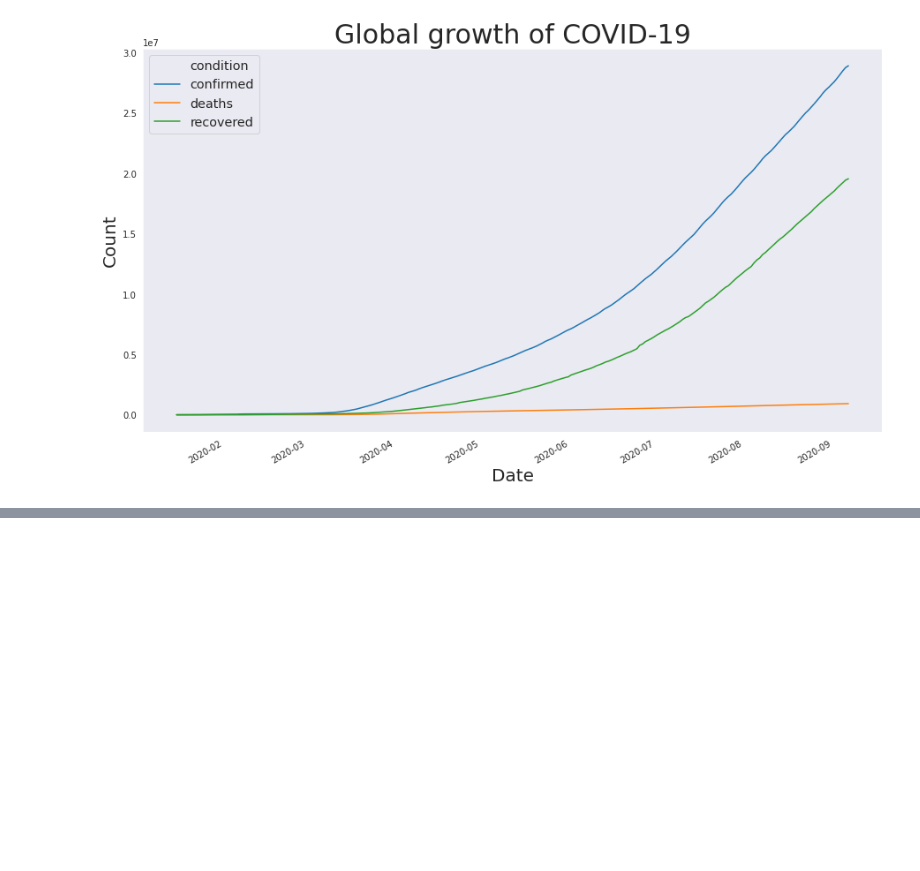
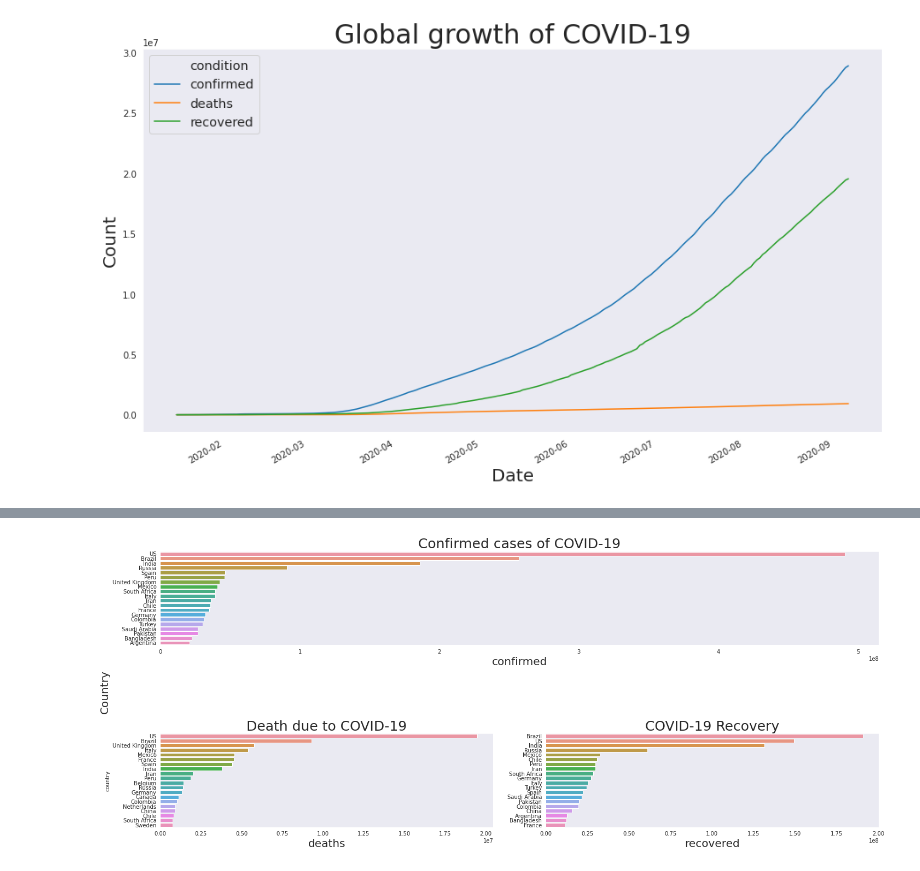
Before and after one commit to acchu99/covid-19-data-mining, a Jupyter notebook: COVID_19_Data_Mining.ipynb, the cells around one changed output, grey strips where cells are left out. Saved outputs shown, nothing was run; the diff lists cells and outputs as text; code cells hidden in the pictures; blank space fills up the shorter version.

```diff
--- a/COVID_19_Data_Mining.ipynb
+++ b/COVID_19_Data_Mining.ipynb
@@ -136,0 +141,13 @@ plt.legend(fontsize='x-large');
+# %%
+countrywise_confirmed = confirmed.groupby(['Country/Region']).sum().reset_index()
+countrywise_deaths = deaths.groupby(['Country/Region']).sum().reset_index()
+countrywise_recovered = recovered.groupby(['Country/Region']).sum().reset_index()
+
+countrywise_cdr = pd.DataFrame({
+    'country': countrywise_confirmed['Country/Region'],
+    'confirmed': countrywise_confirmed.Count,
+    'deaths': countrywise_deaths.Count,
+    'recovered': countrywise_recovered.Count,
+})
+
+countrywise_cdr.head()
@@ -136,0 +161,29 @@ plt.legend(fontsize='x-large');
+# %%
+temp1 = countrywise_cdr.sort_values('confirmed', ascending=False).head(20)
+temp2 = countrywise_cdr.sort_values('deaths', ascending=False).head(20)
+temp3 = countrywise_cdr.sort_values('recovered', ascending=False).head(20)
+# %%
+fig3 = plt.figure(constrained_layout=True, figsize=(20,8));
+gs = fig3.add_gridspec(2, 2);
+
+f3_ax1 = fig3.add_subplot(gs[0, :]);
+f3_ax1.set_title('Confirmed cases of COVID-19',fontsize=25);
+f3_ax1.set_xlabel("Number of people recovered",fontsize=20);
+sns.barplot(temp1["confirmed"], temp1["country"],ax=f3_ax1);
+
+f3_ax2 = fig3.add_subplot(gs[1, :1]);
+f3_ax2.set_title('Death due to COVID-19',fontsize=25);
+f3_ax2.set_xlabel("Number of people recovered",fontsize=20);
+sns.barplot(temp2["deaths"], temp2["country"],ax=f3_ax2);
+
+f3_ax2 = fig3.add_subplot(gs[1, 1:]);
+f3_ax2.set_title('COVID-19 Recovery',fontsize=25);
+f3_ax2.set_xlabel("Number of people recovered",fontsize=20);
+sns.barplot(temp3["recovered"], temp3["country"],ax=f3_ax2);
+
+
+f3_ax1.set_ylabel("Country",fontsize=20, position=(0,-0.5));
+f3_ax2.set_ylabel(" ",fontsize=0);
+f3_ax2.set_ylabel(" ",fontsize=0);
+# %% [output]
+[figure, added]
```
Also changed, not shown: parts of 3 cells of this notebook.
